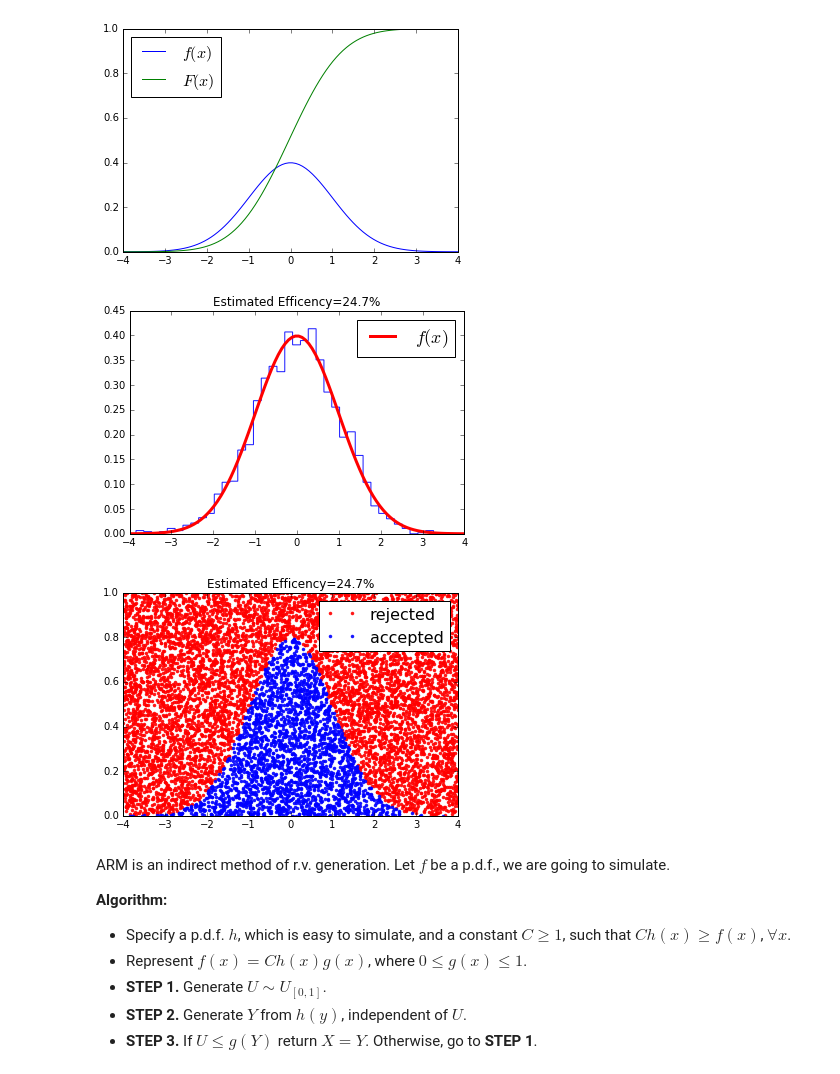
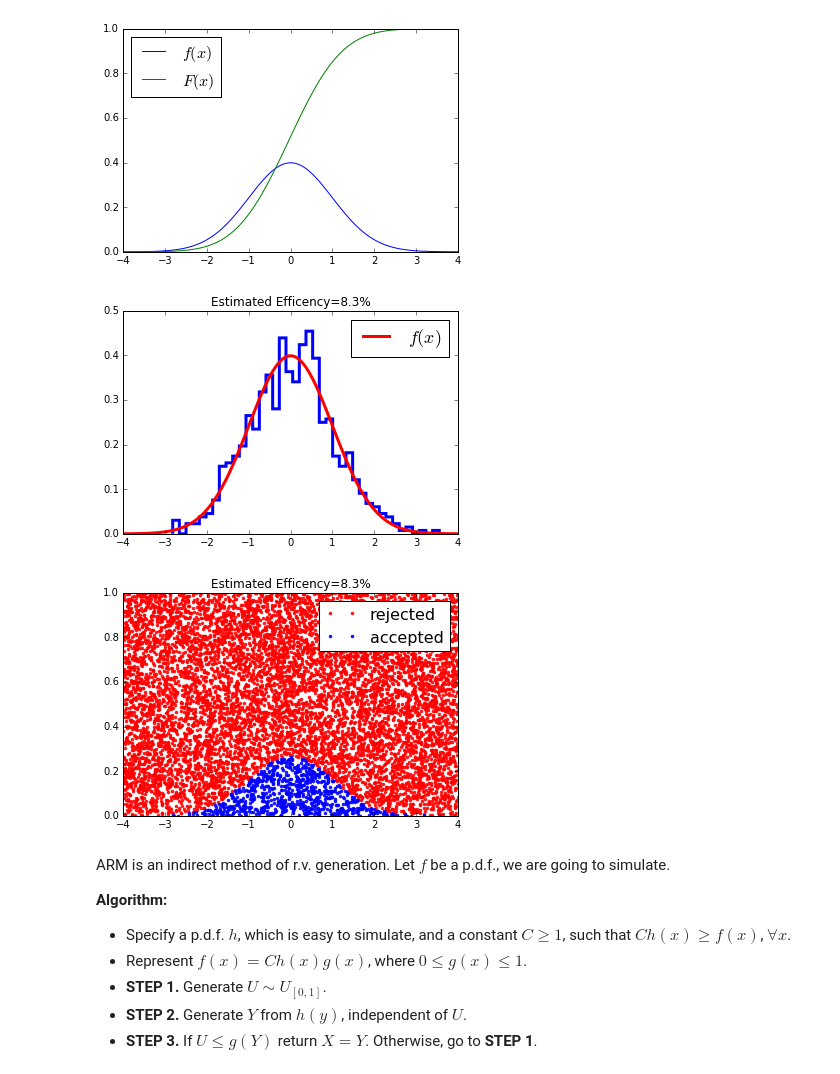
Before and after one commit to denisvstepanov/MachineLearningLectures, a Jupyter notebook: 00. Probability Introduction.ipynb, the cells around one changed output. Cells and saved outputs as stored; diff of their text form; code cells hidden in the pictures.

```diff
--- a/00. Probability Introduction.ipynb
+++ b/00. Probability Introduction.ipynb
@@ -702,15 +699,15 @@ def rejection_sampler(C, h, f, n):
     return v, efficency, y, u, idx
 # %%
 n = 10000
-v, eff, y, u, idx = rejection_sampler(C=0.5, h=uniform(loc=-4,scale=8), f=mixt, n=n)
+v, eff, y, u, idx = rejection_sampler(C=1.5, h=uniform(loc=-4,scale=8), f=mixt, n=n)
 
 fig,ax=plt.subplots()
-ax.hist(v,normed=1,bins=40,alpha=.9,histtype='step')
+ax.hist(v,normed=1,bins=40,lw=3.,alpha=1.,histtype='step')
 ax.plot(x,f,'r',lw=3.,label='$f(x)$')
 ax.set_title('Estimated Efficency=%3.1f%%'%(100*eff))
 ax.legend(fontsize=18);
 # %% [output]
-[figure, old version]
+[figure, new version]
 # %%
 cmpl = np.array(list(set(np.arange(n)) - set(idx))) # idx set complement
 fig,ax=plt.subplots()
@@ -719,7 +716,7 @@ ax.plot(y[cmpl],u[cmpl],'.',label='rejected',alpha=.9,color='red')
 ax.plot(y[idx],u[idx],'g.',label='accepted',alpha=.9,color='blue')
 ax.legend(fontsize=16);
 # %% [output]
-[figure, old version]
+[figure, new version]
 # %% [markdown]
 ARM is an indirect method of r.v. generation. Let $f$ be a p.d.f., we are going to simulate.
 
```
Also changed, not shown: parts of 54 cells of this notebook.
